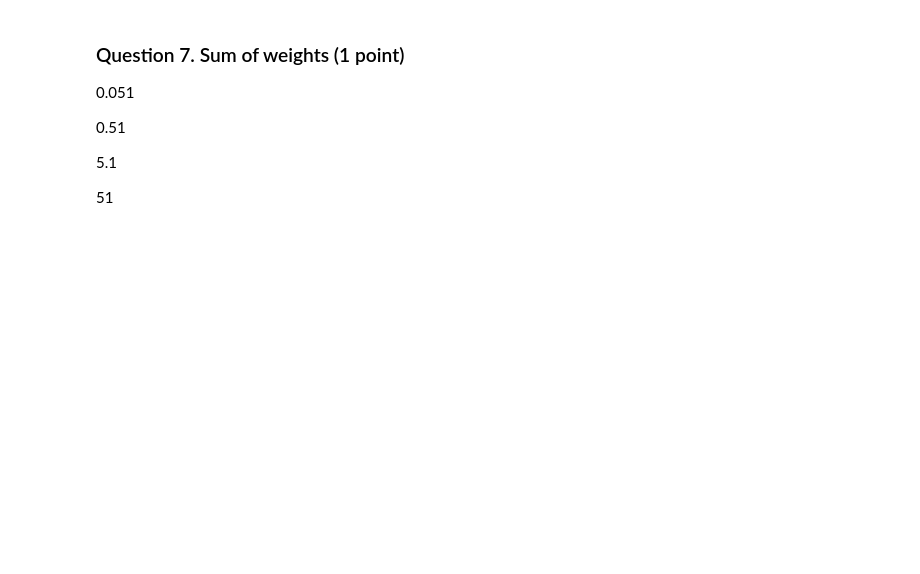
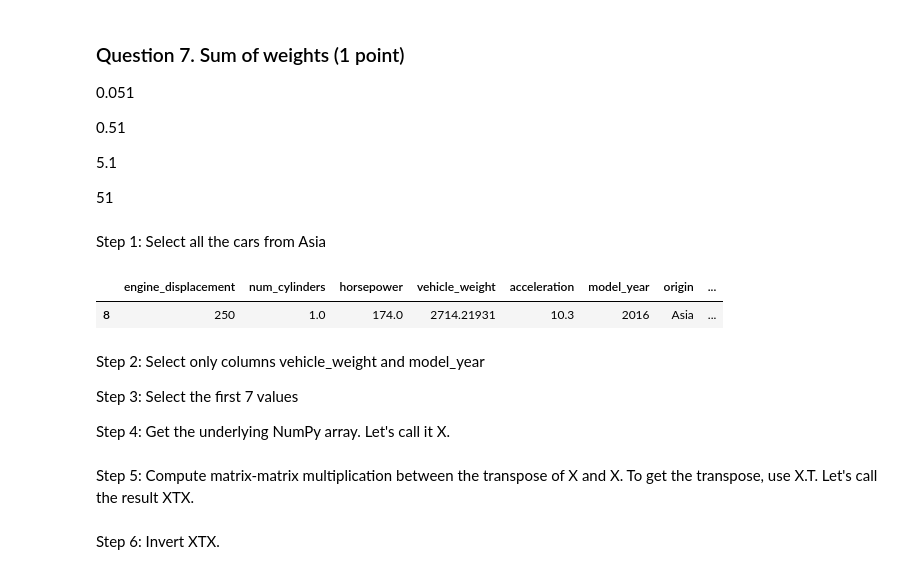
Before and after one commit to Ekeopara-Praise/Machine-Learning-4-Months-Course, a Jupyter notebook: 01-intro/Homework.ipynb, the cells around one changed output. Cells and saved outputs as stored; diff of their text form; code cells hidden in the pictures; blank space fills up the shorter version.

```diff
--- a/01-intro/Homework.ipynb
+++ b/01-intro/Homework.ipynb
@@ -85,3 +151,19 @@ No
 5.1
 
 51
+# %% [markdown]
+Step 1: Select all the cars from Asia
+# %%
+df_asia = df[df['origin'] == 'Asia']
+# %%
+df_asia.head(1)
+# %% [output]
+|  | engine_displacement | num_cylinders | horsepower | vehicle_weight | acceleration | model_year | origin | ... |
+| 8 | 250 | 1.0 | 174.0 | 2714.21931 | 10.3 | 2016 | Asia | ... |
+# %% [markdown]
+Step 2: Select only columns vehicle_weight and model_year
+
+Step 3: Select the first 7 values
+
+
+Step 4: Get the underlying NumPy array. Let's call it X.
@@ -87,0 +172,2 @@ No
+# %% [markdown]
+Step 5: Compute matrix-matrix multiplication between the transpose of X and X. To get the transpose, use X.T. Let's call the result XTX.
@@ -87,0 +176,2 @@ No
+# %% [markdown]
+Step 6: Invert XTX.
```
Also changed, not shown: parts of 31 cells of this notebook, 1 other file.
